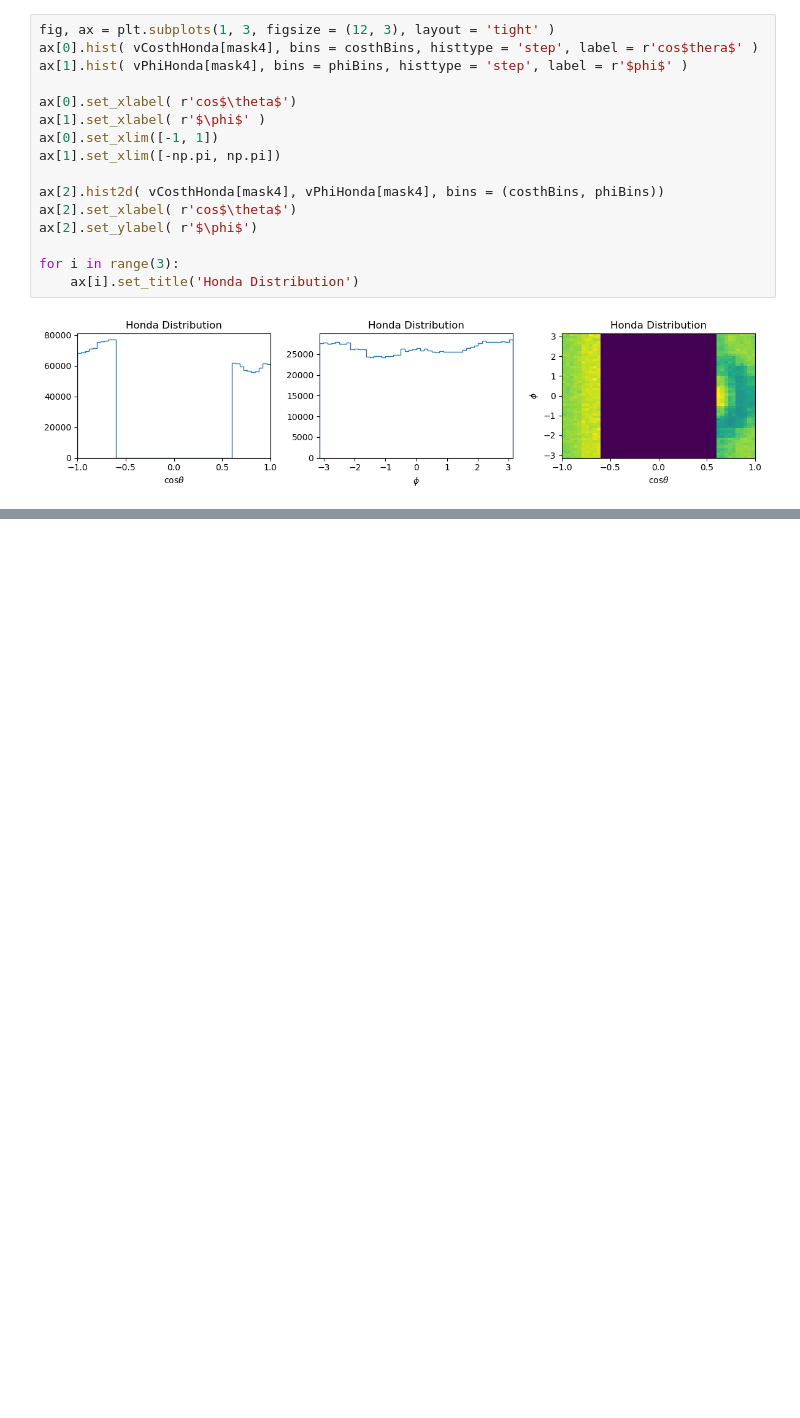
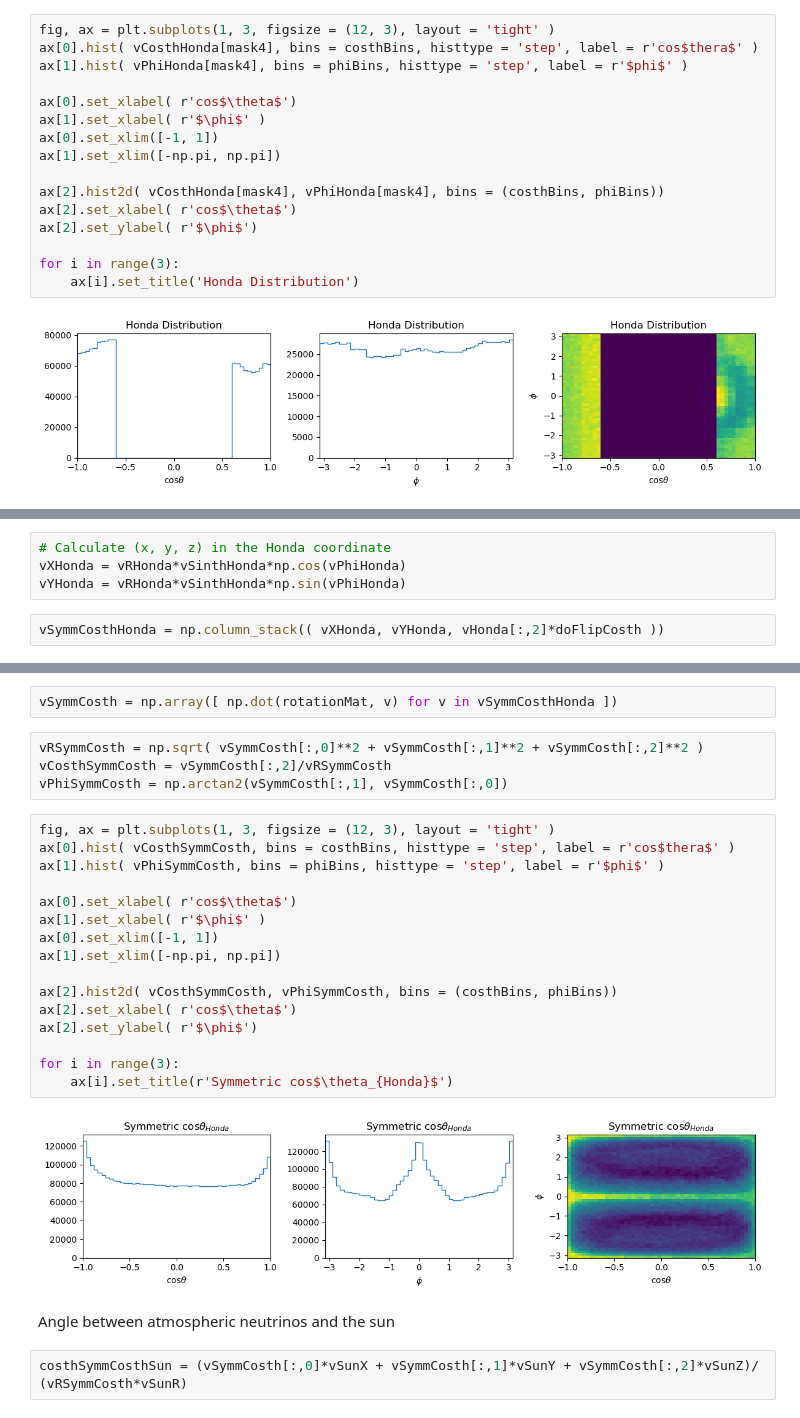
Before and after one commit to yuntsebaryon/BoostedDM2024, a Jupyter notebook: Atmos/atmosDirection.ipynb, the cells around one changed output, grey strips where cells are left out. Cells and saved outputs as stored; diff of their text form; blank space fills up the shorter version.

```diff
--- a/Atmos/atmosDirection.ipynb
+++ b/Atmos/atmosDirection.ipynb
@@ -533,0 +551,6 @@ np.sum(vCosthHonda>0), np.sum(vCosthHonda==0), np.sum(vCosthHonda<0)
+# %%
+# Calculate (x, y, z) in the Honda coordinate
+vXHonda = vRHonda*vSinthHonda*np.cos(vPhiHonda)
+vYHonda = vRHonda*vSinthHonda*np.sin(vPhiHonda)
+# %%
+vSymmCosthHonda = np.column_stack(( vXHonda, vYHonda, vHonda[:,2]*doFlipCosth ))
@@ -533,0 +559,28 @@ np.sum(vCosthHonda>0), np.sum(vCosthHonda==0), np.sum(vCosthHonda<0)
+# %%
+vSymmCosth = np.array([ np.dot(rotationMat, v) for v in vSymmCosthHonda ])
+# %%
+vRSymmCosth = np.sqrt( vSymmCosth[:,0]**2 + vSymmCosth[:,1]**2 + vSymmCosth[:,2]**2 )
+vCosthSymmCosth = vSymmCosth[:,2]/vRSymmCosth
+vPhiSymmCosth = np.arctan2(vSymmCosth[:,1], vSymmCosth[:,0])
+# %%
+fig, ax = plt.subplots(1, 3, figsize = (12, 3), layout = 'tight' )
+ax[0].hist( vCosthSymmCosth, bins = costhBins, histtype = 'step', label = r'cos$thera$' )
+ax[1].hist( vPhiSymmCosth, bins = phiBins, histtype = 'step', label = r'$phi$' )
+
+ax[0].set_xlabel( r'cos$\theta$')
+ax[1].set_xlabel( r'$\phi$' )
+ax[0].set_xlim([-1, 1])
+ax[1].set_xlim([-np.pi, np.pi])
+
+ax[2].hist2d( vCosthSymmCosth, vPhiSymmCosth, bins = (costhBins, phiBins))
+ax[2].set_xlabel( r'cos$\theta$')
+ax[2].set_ylabel( r'$\phi$')
+
+for i in range(3):
+    ax[i].set_title(r'Symmetric cos$\theta_{Honda}$')
+# %% [output]
+[figure, added]
+# %% [markdown]
+Angle between atmospheric neutrinos and the sun
+# %%
+costhSymmCosthSun = (vSymmCosth[:,0]*vSunX + vSymmCosth[:,1]*vSunY + vSymmCosth[:,2]*vSunZ)/ (vRSymmCosth*vSunR)
```
Also changed, not shown: parts of 22 cells of this notebook.
